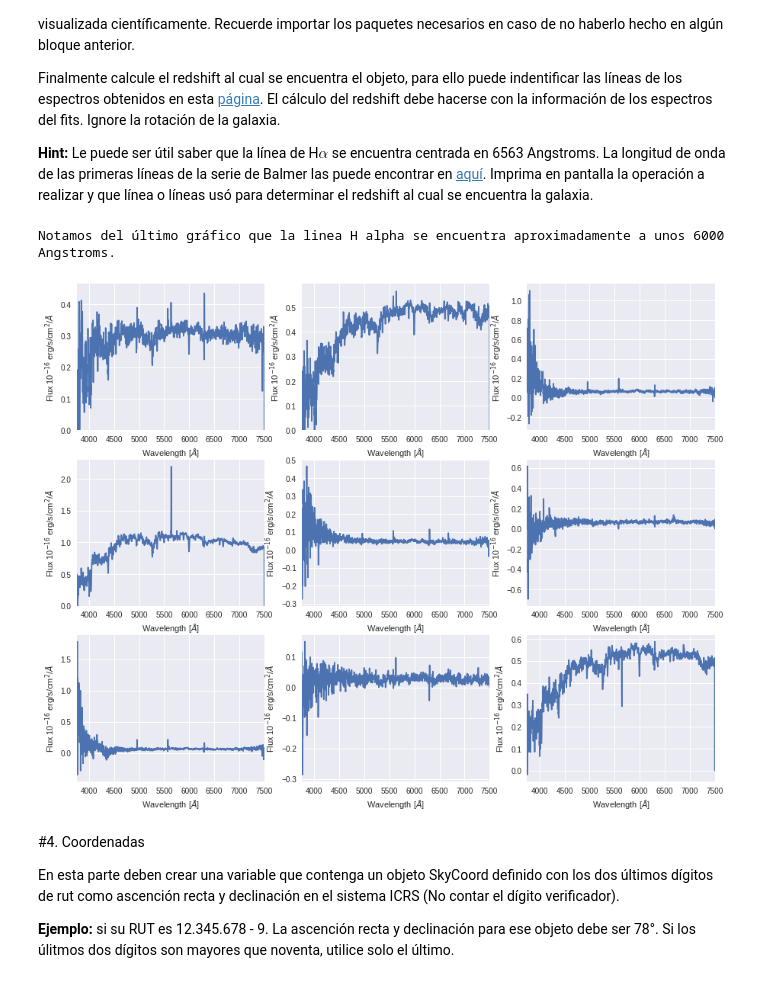
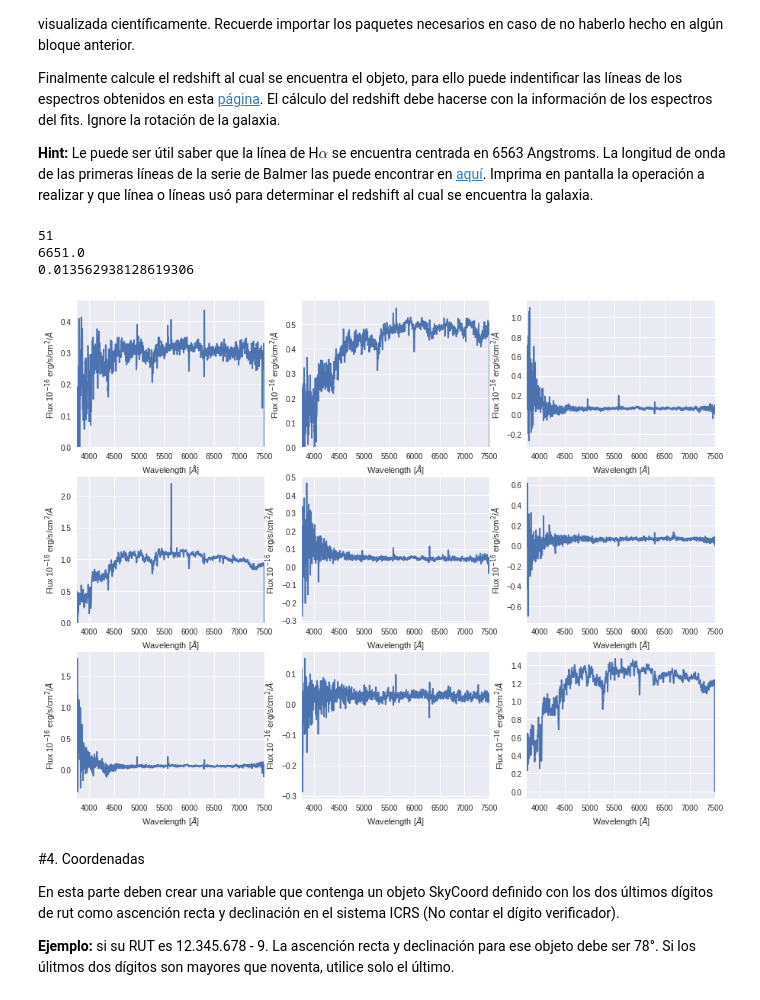
Before and after one commit to franciscourbina/minitarea4, a Jupyter notebook: minitarea4.ipynb, the cells around one changed output. Drawn from its saved outputs; the diff is of its cells as text; code cells hidden in the pictures.

```diff
--- a/minitarea4.ipynb
+++ b/minitarea4.ipynb
@@ -177,37 +171,44 @@ plt.plot(lo,data[:,15,25])
 plt.xlim(3750,7500)
 plt.xlabel('Wavelength [$\AA$]')
 plt.ylabel('Flux 10$^{-16}$ erg/s/cm$^2$/$\AA$')
 
 plt.subplot(3,3,6)
 plt.plot(lo,data[:,45,45])
 plt.xlim(3750,7500)
 plt.xlabel('Wavelength [$\AA$]')
 plt.ylabel('Flux 10$^{-16}$ erg/s/cm$^2$/$\AA$')
 
 plt.subplot(3,3,7)
 plt.plot(lo,data[:,20,30])
 plt.xlim(3750,7500)
 plt.xlabel('Wavelength [$\AA$]')
 plt.ylabel('Flux 10$^{-16}$ erg/s/cm$^2$/$\AA$')
 
 plt.subplot(3,3,8)
 plt.plot(lo,data[:,25,67])
 plt.xlim(3750,7500)
 plt.xlabel('Wavelength [$\AA$]')
 plt.ylabel('Flux 10$^{-16}$ erg/s/cm$^2$/$\AA$')
 
 # Pixel sugerido por el header
 plt.subplot(3,3,9)
 plt.xlim(3750,7500)
-plt.plot(lo,data[:,37,33])
+plt.plot(lo,data[:,33,37])
 plt.xlabel('Wavelength [$\AA$]')
 plt.ylabel('Flux 10$^{-16}$ erg/s/cm$^2$/$\AA$')
 
+pixel_ref = data[:,33,37]
 
-print("Notamos del último gráfico que la linea H alpha se encuentra aproximadamente a unos 6000 Angstroms.")
+print(np.argmax(pixel_ref[1400:-1]))
+print(lo[1400:-1][51])
+
+red_shift = lo[1400:-1][51]/6562 - 1
+print(red_shift)
 # %% [output]
-Notamos del último gráfico que la linea H alpha se encuentra aproximadamente a unos 6000 Angstroms.
+51
+6651.0
+0.013562938128619306
-[figure, old version]
+[figure, new version]
 # %% [markdown]
 #4. Coordenadas
 
```
Also changed, not shown: parts of 4 cells of this notebook.
